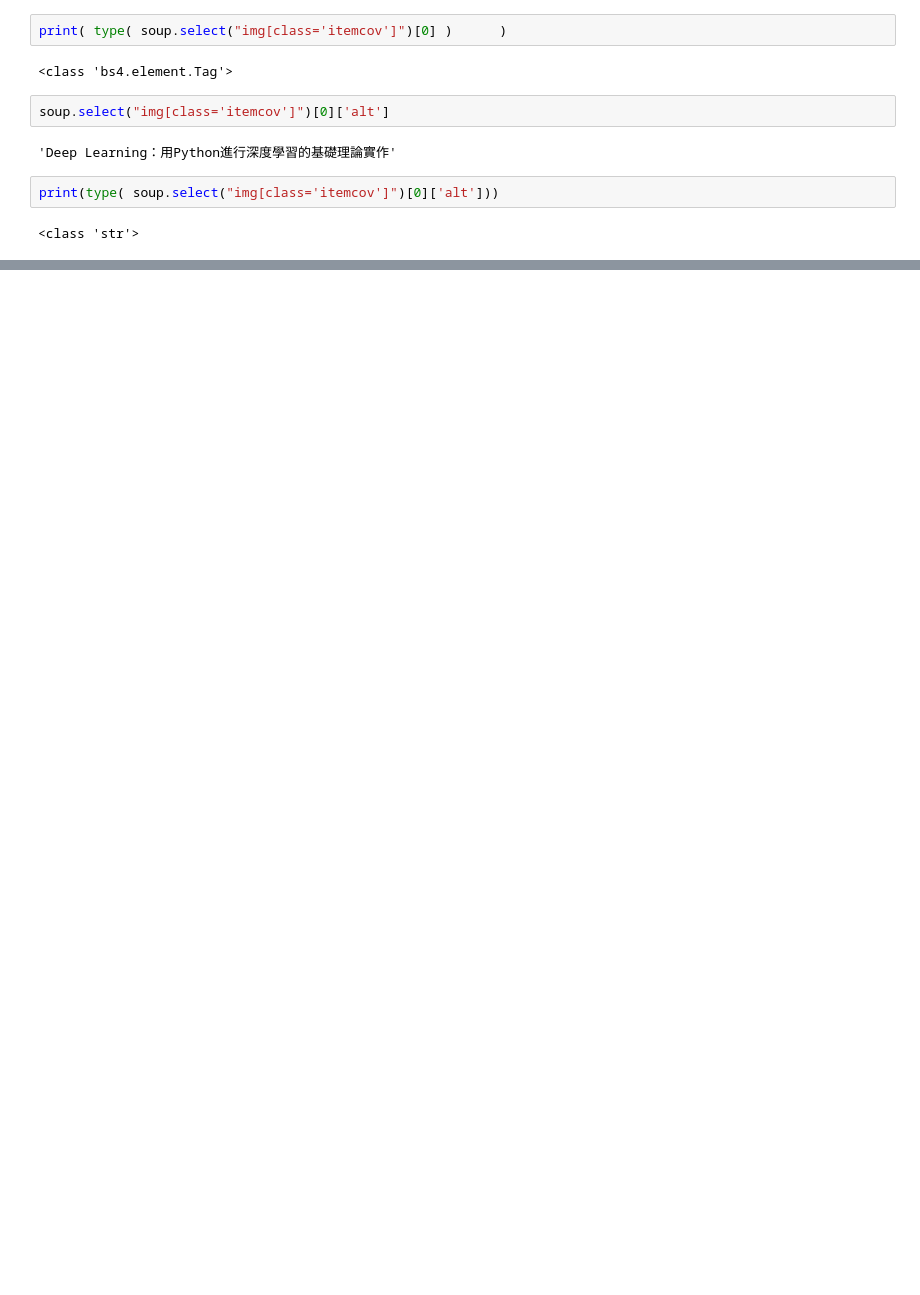
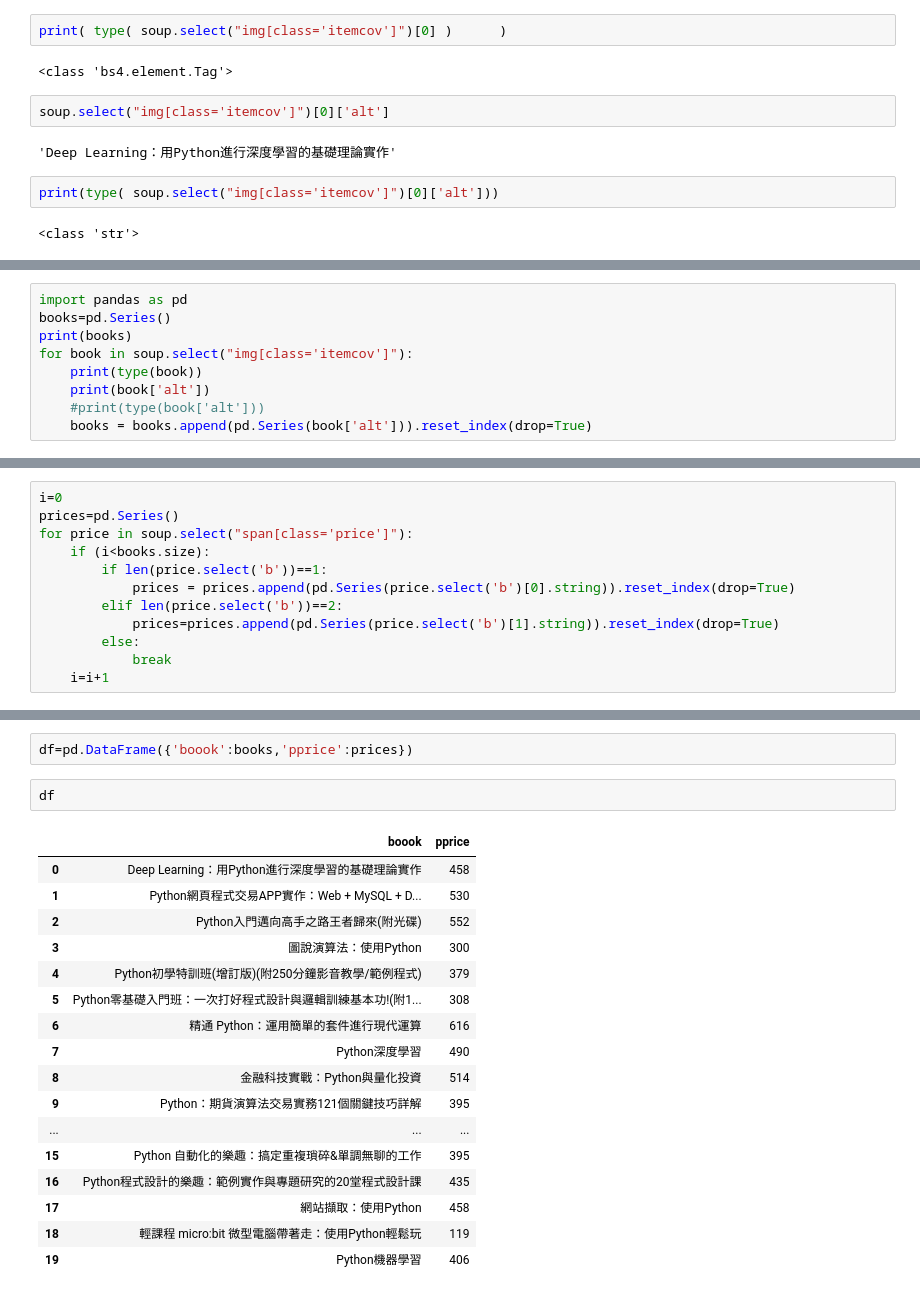
Before and after one commit to alabtsai/FGU-Class, a Jupyter notebook: Project/web2-bookstore.ipynb, the cells around one changed output, grey strips where cells are left out. Drawn from its saved outputs; the diff is of its cells as text; blank space fills up the shorter version.

Commit message:
web crawl book data

```diff
--- a/Project/web2-bookstore.ipynb
+++ b/Project/web2-bookstore.ipynb
@@ -163,0 +164,9 @@ Python程式設計的樂趣：範例實作與專題研究的20堂程式設計課
+# %%
+import pandas as pd
+books=pd.Series()
+print(books)
+for book in soup.select("img[class='itemcov']"):
+    print(type(book))
+    print(book['alt'])
+    #print(type(book['alt']))
+    books = books.append(pd.Series(book['alt'])).reset_index(drop=True)
@@ -204,0 +276,12 @@ for price in soup.select("span[class='price']"):
+# %%
+i=0
+prices=pd.Series()
+for price in soup.select("span[class='price']"):
+    if (i<books.size):
+        if len(price.select('b'))==1:
+            prices = prices.append(pd.Series(price.select('b')[0].string)).reset_index(drop=True)
+        elif len(price.select('b'))==2:
+            prices=prices.append(pd.Series(price.select('b')[1].string)).reset_index(drop=True)
+        else:
+            break
+    i=i+1
@@ -204,0 +336,22 @@ for price in soup.select("span[class='price']"):
+# %%
+df=pd.DataFrame({'boook':books,'pprice':prices})
+# %%
+df
+# %% [output]
+|  | boook | pprice |
+| 0 | Deep Learning：用Python進行深度學習的基礎理論實作 | 458 |
+| 1 | Python網頁程式交易APP實作：Web + MySQL + D... | 530 |
+| 2 | Python入門邁向高手之路王者歸來(附光碟) | 552 |
+| 3 | 圖說演算法：使用Python | 300 |
+| 4 | Python初學特訓班(增訂版)(附250分鐘影音教學/範例程式) | 379 |
+| 5 | Python零基礎入門班：一次打好程式設計與邏輯訓練基本功!(附1... | 308 |
+| 6 | 精通 Python：運用簡單的套件進行現代運算 | 616 |
+| 7 | Python深度學習 | 490 |
+| 8 | 金融科技實戰：Python與量化投資 | 514 |
+| 9 | Python：期貨演算法交易實務121個關鍵技巧詳解 | 395 |
+| ... | ... | ... |
+| 15 | Python 自動化的樂趣：搞定重複瑣碎&單調無聊的工作 | 395 |
+| 16 | Python程式設計的樂趣：範例實作與專題研究的20堂程式設計課 | 435 |
+| 17 | 網站擷取：使用Python | 458 |
+| 18 | 輕課程 micro:bit 微型電腦帶著走：使用Python輕鬆玩 | 119 |
+| 19 | Python機器學習 | 406 |
```
Also changed, not shown: parts of 29 cells of this notebook.
